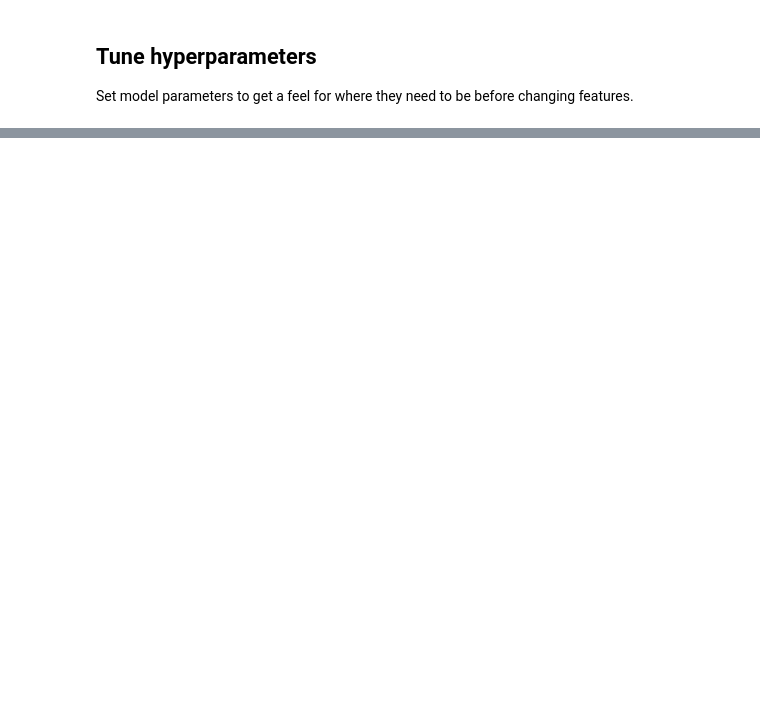
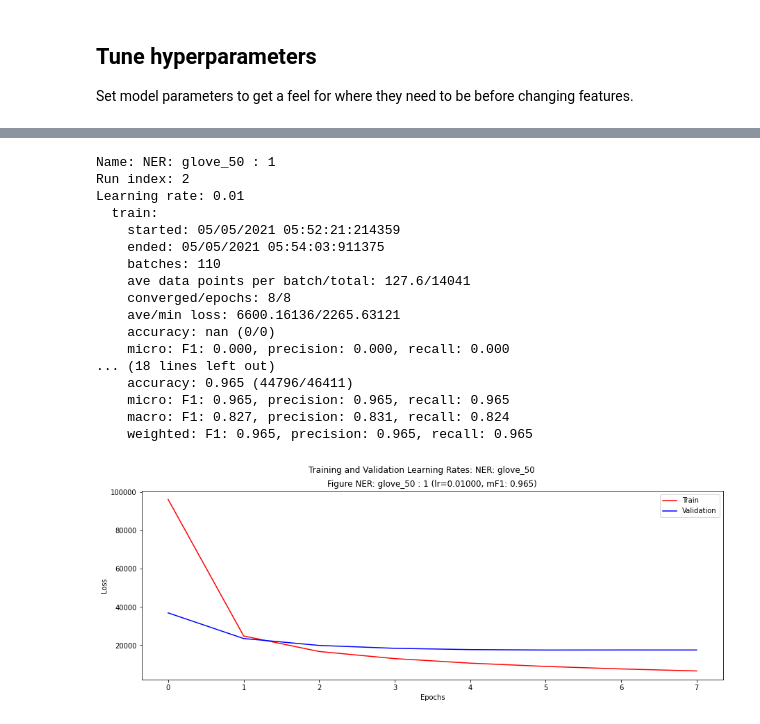
Before and after one commit to plandes/deepnlp, a Jupyter notebook: example/ner/notebook/ner.ipynb, the cells around one changed output, grey strips where cells are left out. Saved outputs shown, nothing was run; the diff lists cells and outputs as text; code cells hidden in the pictures; blank space fills up the shorter version.

```diff
--- a/example/ner/notebook/ner.ipynb
+++ b/example/ner/notebook/ner.ipynb
@@ -180,0 +189,5 @@ zensols.deepnlp.layer.embrecurcrf.EmbeddedRecurrentCRF (2)
+# %%
+facade.epochs = 8
+facade.embedding = 'glove_300_embedding'
+run(facade)
+# %% [output]
@@ -180,0 +211,18 @@ zensols.deepnlp.layer.embrecurcrf.EmbeddedRecurrentCRF (2)
+Name: NER: glove_50 : 1
+Run index: 2
+Learning rate: 0.01
+  train:
+    started: 05/05/2021 05:52:21:214359
+    ended: 05/05/2021 05:54:03:911375
+    batches: 110
+    ave data points per batch/total: 127.6/14041
+    converged/epochs: 8/8
+    ave/min loss: 6600.16136/2265.63121
+    accuracy: nan (0/0)
+    micro: F1: 0.000, precision: 0.000, recall: 0.000
+... (18 lines left out)
+    accuracy: 0.965 (44796/46411)
+    micro: F1: 0.965, precision: 0.965, recall: 0.965
+    macro: F1: 0.827, precision: 0.831, recall: 0.824
+    weighted: F1: 0.965, precision: 0.965, recall: 0.965
+[figure, added]
```
Also changed, not shown: parts of 12 cells of this notebook, 7 other files.
